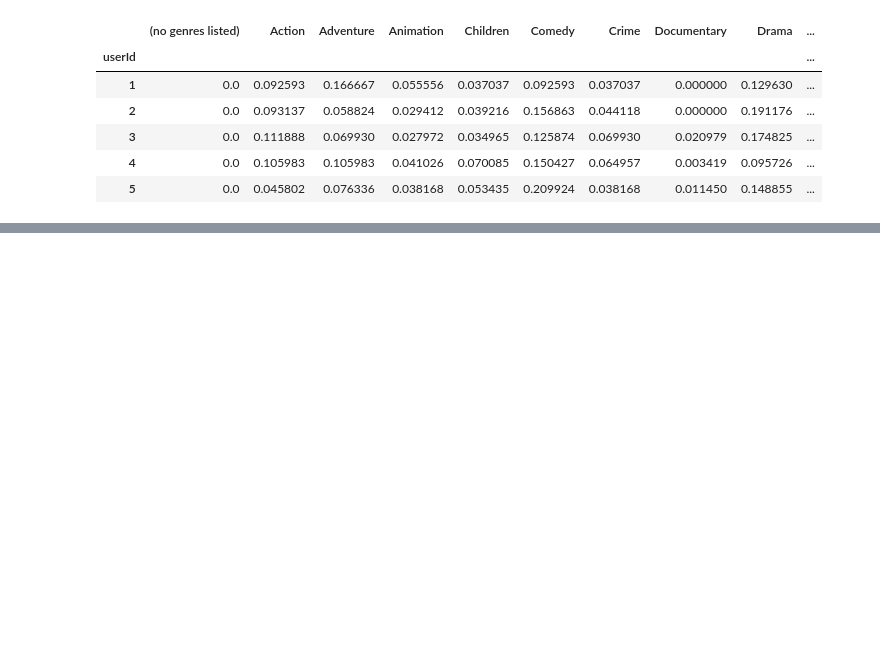
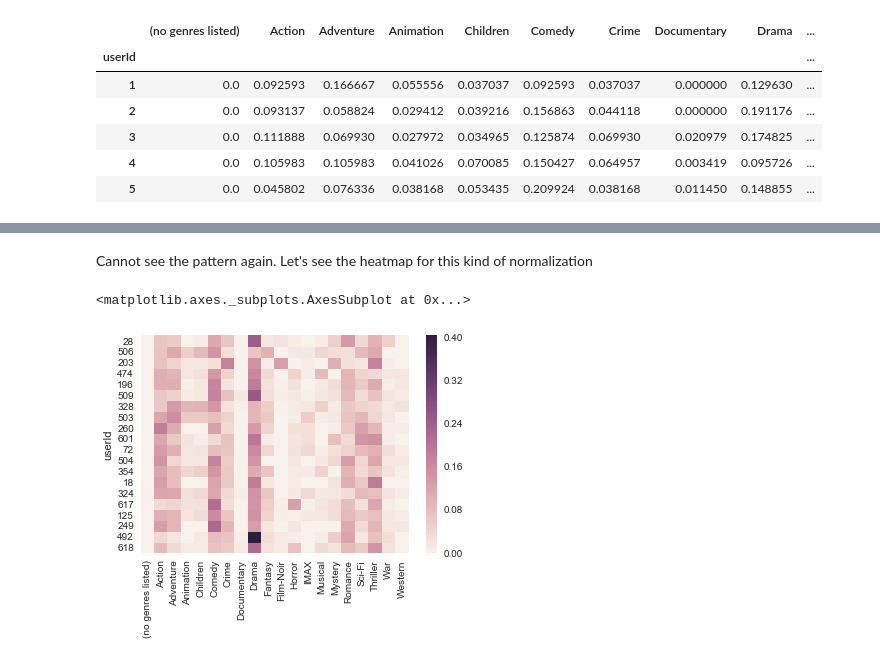
Before and after one commit to philogynic/notebooks, a Jupyter notebook: MovieLens.ipynb, the cells around one changed output, grey strips where cells are left out. Drawn from its saved outputs; the diff is of its cells as text; code cells hidden in the pictures; blank space fills up the shorter version.

```diff
--- a/MovieLens.ipynb
+++ b/MovieLens.ipynb
@@ -795,0 +738,7 @@ But I have another Idea: __People who gives a good rating on this movie also giv
+# %% [markdown]
+Cannot see the pattern again. Let's see the heatmap for this kind of normalization
+# %%
+sns.heatmap(rg_cl_n_sum.sample(20))
+# %% [output]
+<matplotlib.axes._subplots.AxesSubplot at 0x...>
+[figure, added]
```
Also changed, not shown: parts of 73 cells of this notebook.
